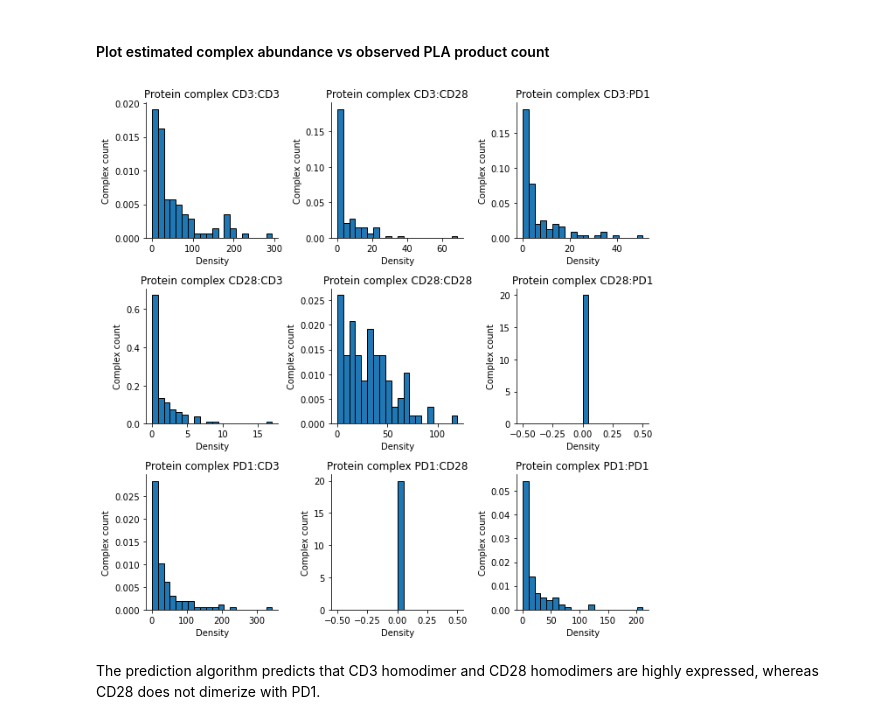
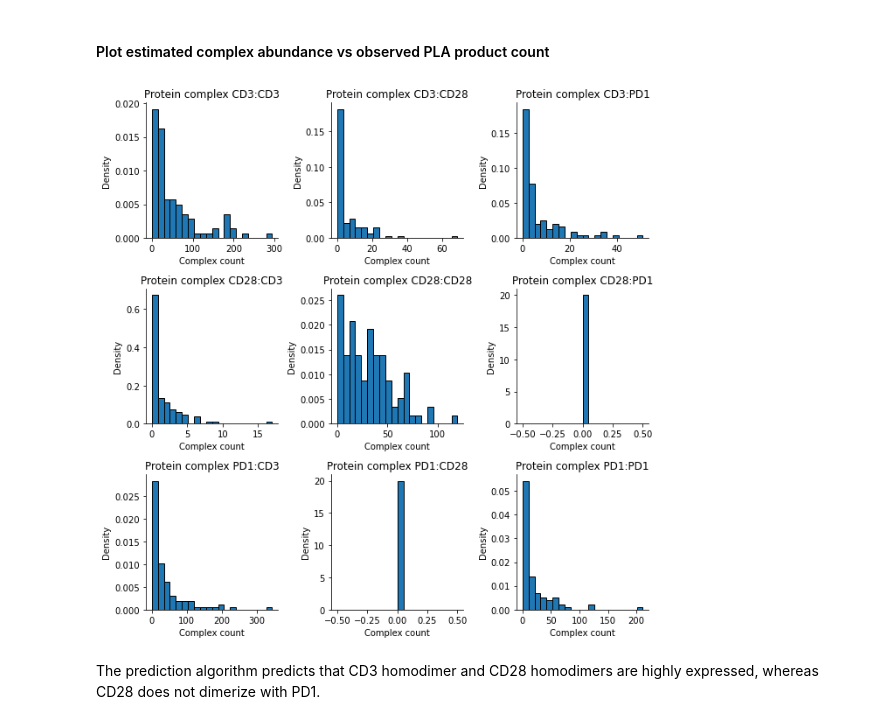
Before and after one commit to tay-lab/Prox-seq, a Jupyter notebook: PLA_data_analysis_example.ipynb, the cells around one changed output. Saved outputs shown, nothing was run; the diff lists cells and outputs as text; code cells hidden in the pictures.

```diff
--- a/PLA_data_analysis_example.ipynb
+++ b/PLA_data_analysis_example.ipynb
@@ -89,15 +89,15 @@ estimateComplexes done: Loop number 79, tolerance 0.90
 # %%
 # Plot
 fig, ax = plt.subplots(nrows=3, ncols=3, figsize=(9,9))
 for row_i, value1 in enumerate(["CD3","CD28","PD1"]):
     for col_i, value2 in enumerate(["CD3","CD28","PD1"]):
         ax[row_i,col_i].hist(dge_complex.loc[f"{value1}:{value2}",:], bins=20, density=True, edgecolor='black')
-        ax[row_i,col_i].set_xlabel("Density")
-        ax[row_i,col_i].set_ylabel("Complex count")
+        ax[row_i,col_i].set_ylabel("Density")
+        ax[row_i,col_i].set_xlabel("Complex count")
         ax[row_i,col_i].set_title(f"Protein complex {value1}:{value2}")
 sns.despine(fig=fig)
 fig.tight_layout()
 # %% [output]
-[figure, old version]
+[figure, new version]
 # %% [markdown]
 The prediction algorithm predicts that CD3 homodimer and CD28 homodimers are highly expressed, whereas CD28 does not dimerize with PD1.
```
